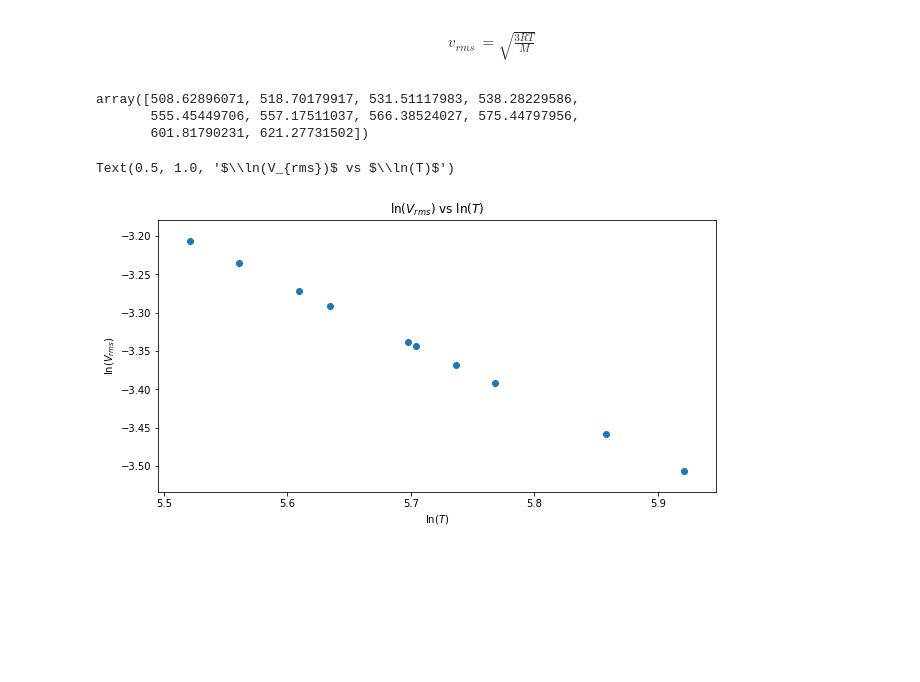
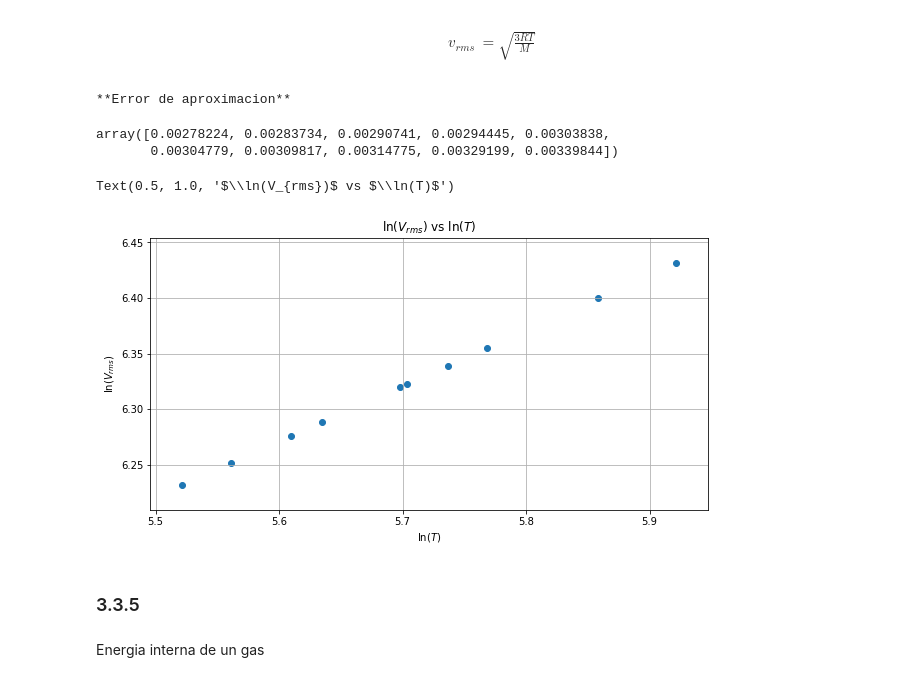
Before and after one commit to max197/FISI2526-MetCompCompl-202320, a Jupyter notebook: Taller_2/Punto3_CuadraturaGauss.ipynb, the cells around one changed output. Cells and saved outputs as stored; diff of their text form; code cells hidden in the pictures; blank space fills up the shorter version.

```diff
--- a/Taller_2/Punto3_CuadraturaGauss.ipynb
+++ b/Taller_2/Punto3_CuadraturaGauss.ipynb
@@ -522,6 +524,6 @@ ck = GetWeightsGLag(n)
 # %%
 def velocidad_promedio(T):
-    return sum(ck*funcion_integrar(xk,T=T))
+    return sum(ck*sustitucion(xk,T=T))
 # %%
 T = np.array([250,260,273,280,298.15,300,310,320,350,373])
 promedios=np.array([])
@@ -574,11 +577,17 @@ def funcion_integrar(v,T=298.15):
+# %%
+def sustitucion(u,M=helium_m ,T=298.15):
+    R = boltzmann_k
+    temp = np.sqrt((2*R*T*u)/M)
+    return ((2*R*T*u)/M)*4*np.pi*(M/(2*np.pi*R*T))**(3/2)*((2*R*T)/(2*M))*temp
+    return
 # %%
-n = 4
+n = 7
 x = sym.Symbol('x',real=True)
 xk = GetAllRootsGlag(n)
 ck = GetWeightsGLag(n)
 # %%
 def fun_vrms(T):
-    return np.sqrt(sum(ck*funcion_integrar(xk,T=T)))
+    return np.sqrt(sum(ck*sustitucion(xk,T=T)))
 # %%
 T = np.array([250,260,273,280,298.15,300,310,320,350,373])
 vrms =np.array([])
@@ -601,20 +611,27 @@ $$
         v_{rms} &= \sqrt{\frac{3RT}{M}}
     \end{align*}
 $$
-# %%
-theoric_vrms(T)
-# %% [output]
-array([508.62896071, 518.70179917, 531.51117983, 538.28229586,
-       555.45449706, 557.17511037, 566.38524027, 575.44797956,
-       601.81790231, 621.27731502])
+# %%
+t_vrms = theoric_vrms(T)
+print("**Error de aproximacion**")
+np.abs(vrms-t_vrms)
+# %% [output]
+**Error de aproximacion**
+array([0.00278224, 0.00283734, 0.00290741, 0.00294445, 0.00303838,
+       0.00304779, 0.00309817, 0.00314775, 0.00329199, 0.00339844])
 # %%
 fig,ax = plt.subplots(figsize=(10,5))
 lntemp = np.log(T)
 lnvrms = np.log(vrms)
 ax.scatter(lntemp,lnvrms)
 plt.xlabel(r"$\ln(T)$")
 plt.ylabel(r"$\ln(V_{rms})$")
+plt.grid()
 ax.set_title(r"$\ln(V_{rms})$ vs $\ln(T)$")
 # %% [output]
 Text(0.5, 1.0, '$\\ln(V_{rms})$ vs $\\ln(T)$')
-[figure, old version]
+[figure, new version]
+# %% [markdown]
+### 3.3.5
+# %% [markdown]
+Energia interna de un gas
```
Also changed, not shown: parts of 35 cells of this notebook.
